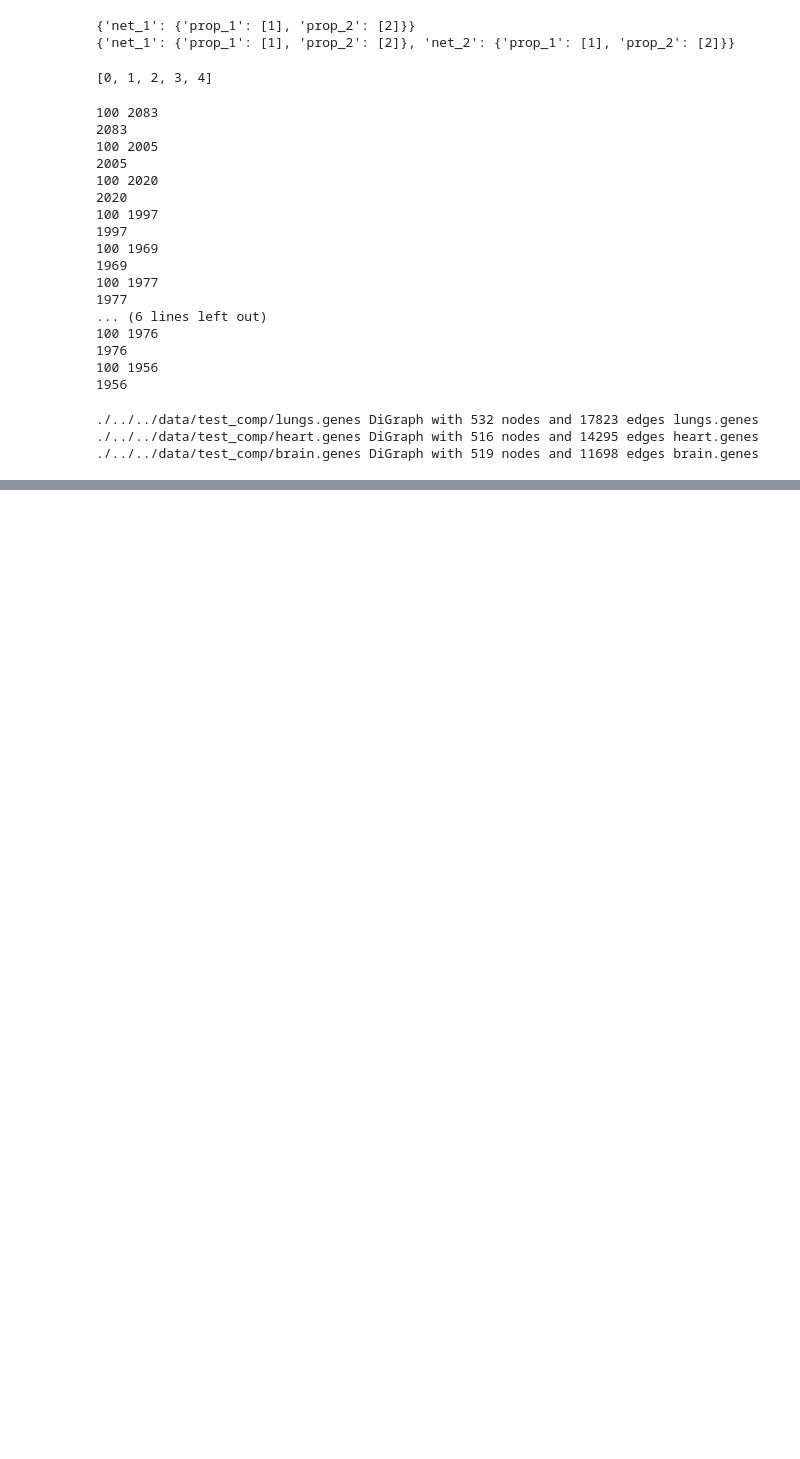
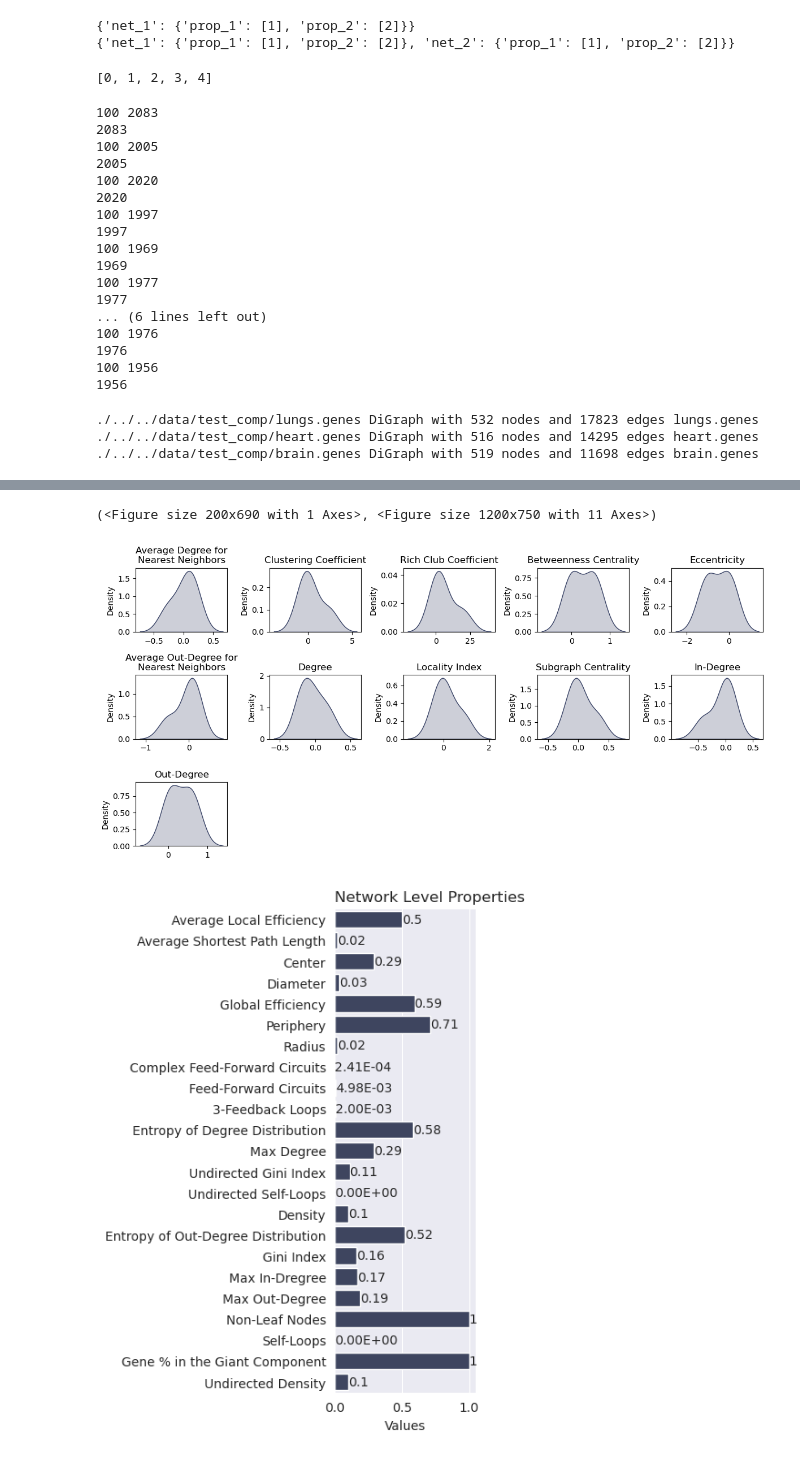
Before and after one commit to freyrelab/netective, a Jupyter notebook: legacy/prop_notebooks/Mouse_Analysis.ipynb, the cells around one changed output, grey strips where cells are left out. Saved outputs shown, nothing was run; the diff lists cells and outputs as text; code cells hidden in the pictures; blank space fills up the shorter version.

Commit message:
properties norms updated, minor changes

```diff
--- a/legacy/prop_notebooks/Mouse_Analysis.ipynb
+++ b/legacy/prop_notebooks/Mouse_Analysis.ipynb
@@ -471,0 +483,6 @@ for f in foo:
+# %%
+characterize_network(net, norm='network')
+# %% [output]
+(<Figure size 200x690 with 1 Axes>, <Figure size 1200x750 with 11 Axes>)
+[figure, added]
+[figure, added]
```
Also changed, not shown: parts of 2 cells of this notebook, 2 other files.
